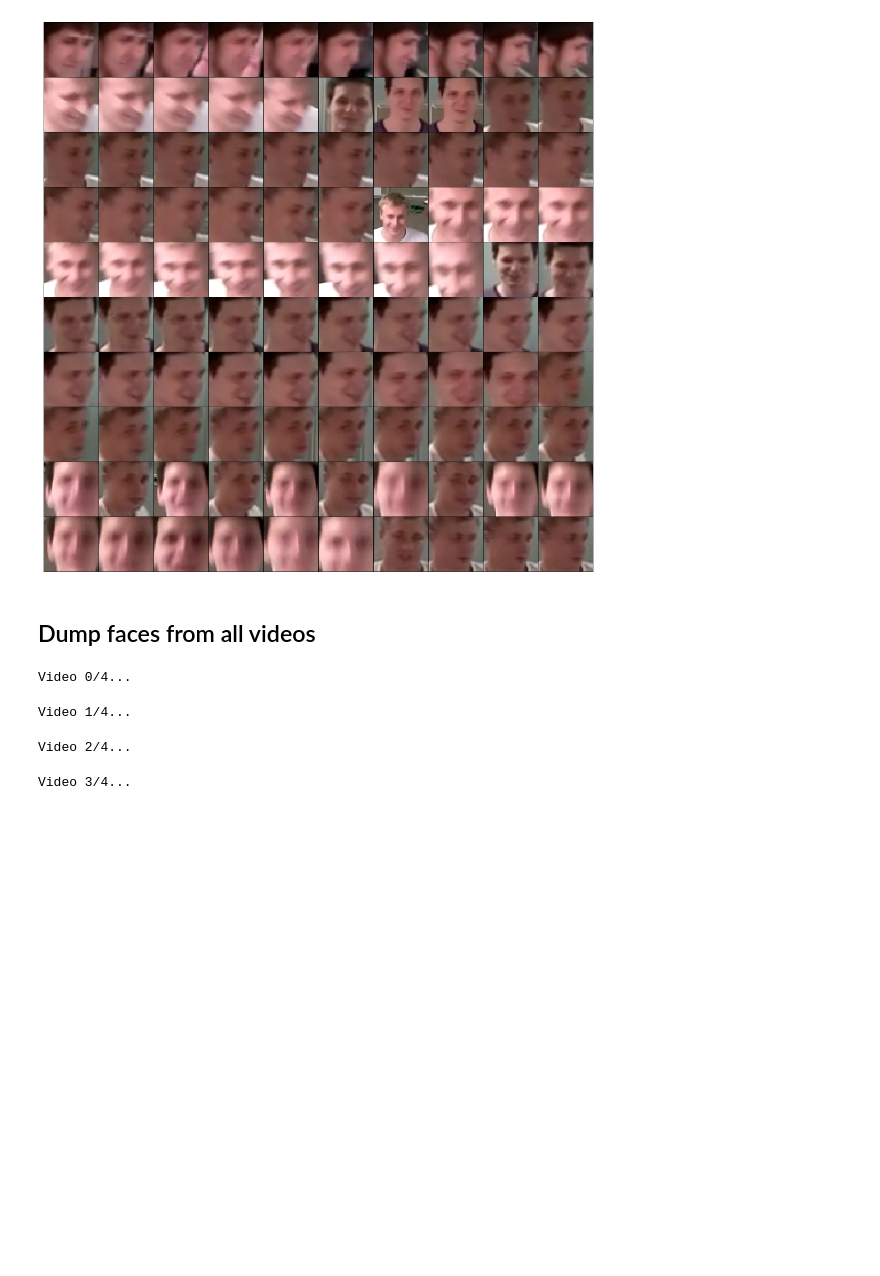
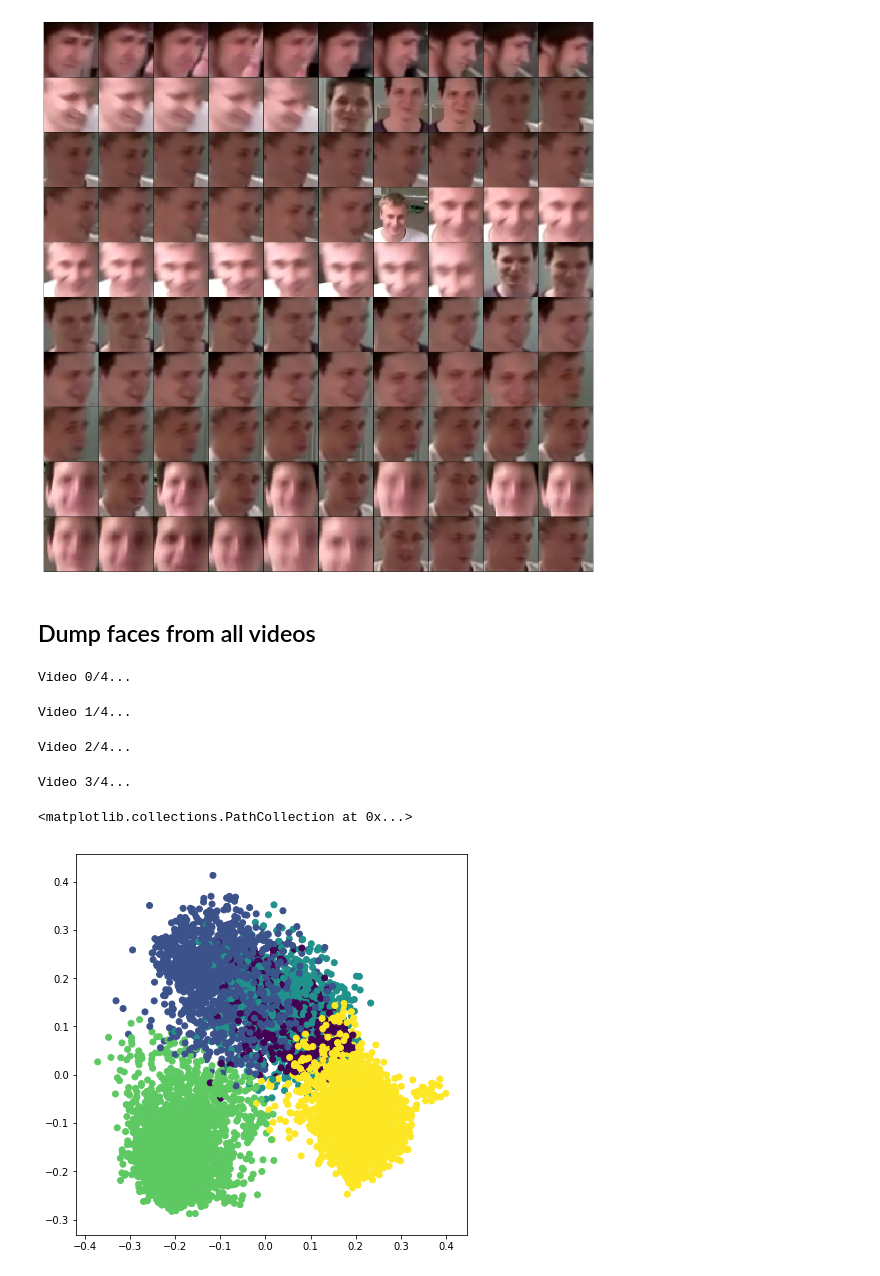
Before and after one commit to Alicegaz/CrimeCamera, a Jupyter notebook: FaceClustering.ipynb, the cells around one changed output. Cells and saved outputs as stored; diff of their text form; code cells hidden in the pictures; blank space fills up the shorter version.

Commit message:
Fixed clustering and added key frames filter

```diff
--- a/FaceClustering.ipynb
+++ b/FaceClustering.ipynb
@@ -231,3 +229,6 @@ descr_paths = glob.glob('./descriptors/*')
+# %%
+descr_paths = ['./descriptors/faces1.npy', './descriptors/faces2.npy',
+               './descriptors/faces3.npy', './descriptors/faces4.npy']
 # %%
 all_descr = []
 for descr_path in descr_paths:
@@ -236,0 +239,10 @@ all_descr = np.vstack(all_descr)
+# %%
+kmeans = KMeans(n_clusters=5)
+# %%
+descriptors2d = PCA(n_components=2).fit_transform(all_descr)
+clusters = kmeans.fit_predict(all_descr)
+plt.figure(figsize=(7, 7))
+plt.scatter(list(zip(*descriptors2d))[0], list(zip(*descriptors2d))[1], c=clusters)
+# %% [output]
+<matplotlib.collections.PathCollection at 0x...>
+[figure, added]
```
Also changed, not shown: parts of 14 cells of this notebook.
